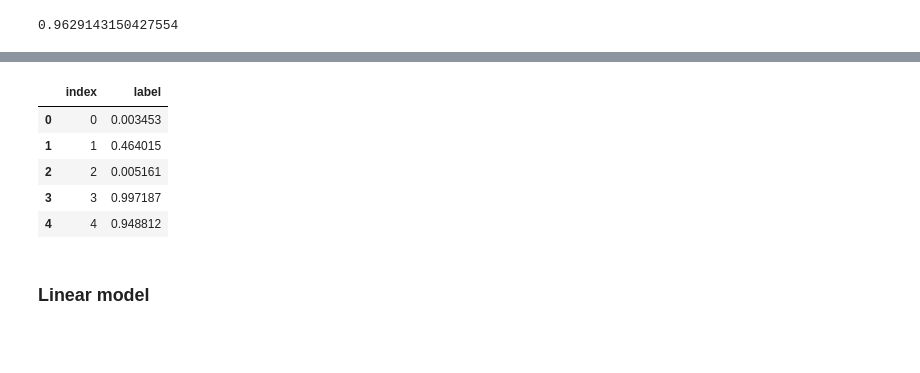
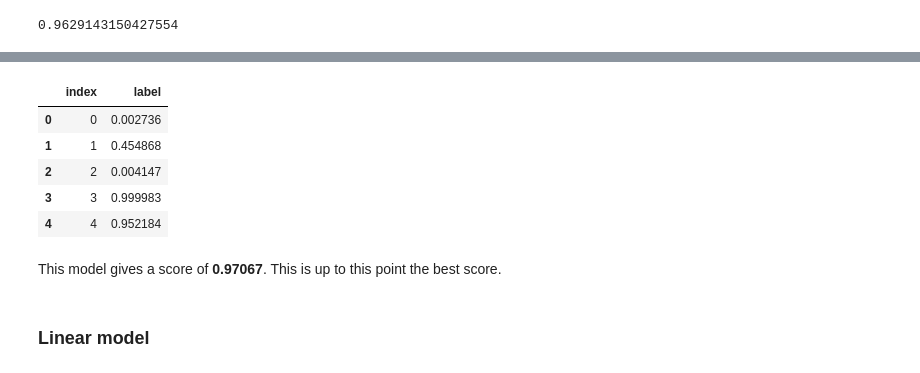
Before and after one commit to JanaDeCoster/Machine_Learning_course_UGent_D012554_kaggle, a Jupyter notebook: Kaggle_eye_blinking_prediciton.ipynb, the cells around one changed output, grey strips where cells are left out. Cells and saved outputs as stored; diff of their text form; code cells hidden in the pictures; blank space fills up the shorter version.

```diff
--- a/Kaggle_eye_blinking_prediciton.ipynb
+++ b/Kaggle_eye_blinking_prediciton.ipynb
@@ -248,13 +248,13 @@ print(predictions)
 # %%
-sample_submission = pd.DataFrame(columns = ['index', 'label'])
-sample_submission['index'] = y_test
-sample_submission['label'] = predictions
-sample_submission.head()
+sample_submission_svm = pd.DataFrame(columns = ['index', 'label'])
+sample_submission_svm['index'] = y_test
+sample_submission_svm['label'] = predictions
+sample_submission_svm.head()
 # %% [output]
 |  | index | label |
-| 0 | 0 | 0.003453 |
-| 1 | 1 | 0.464015 |
-| 2 | 2 | 0.005161 |
-| 3 | 3 | 0.997187 |
-| 4 | 4 | 0.948812 |
+| 0 | 0 | 0.002736 |
+| 1 | 1 | 0.454868 |
+| 2 | 2 | 0.004147 |
+| 3 | 3 | 0.999983 |
+| 4 | 4 | 0.952184 |
 # %%
@@ -264,3 +264,5 @@ sample_submission.to_csv(filename,index=False)
+# %% [markdown]
+This model gives a score of **0.97067**. This is up to this point the best score.
 # %% [markdown]
 ### Linear model
 # %% [markdown]
```
Also changed, not shown: parts of 2 cells of this notebook.
